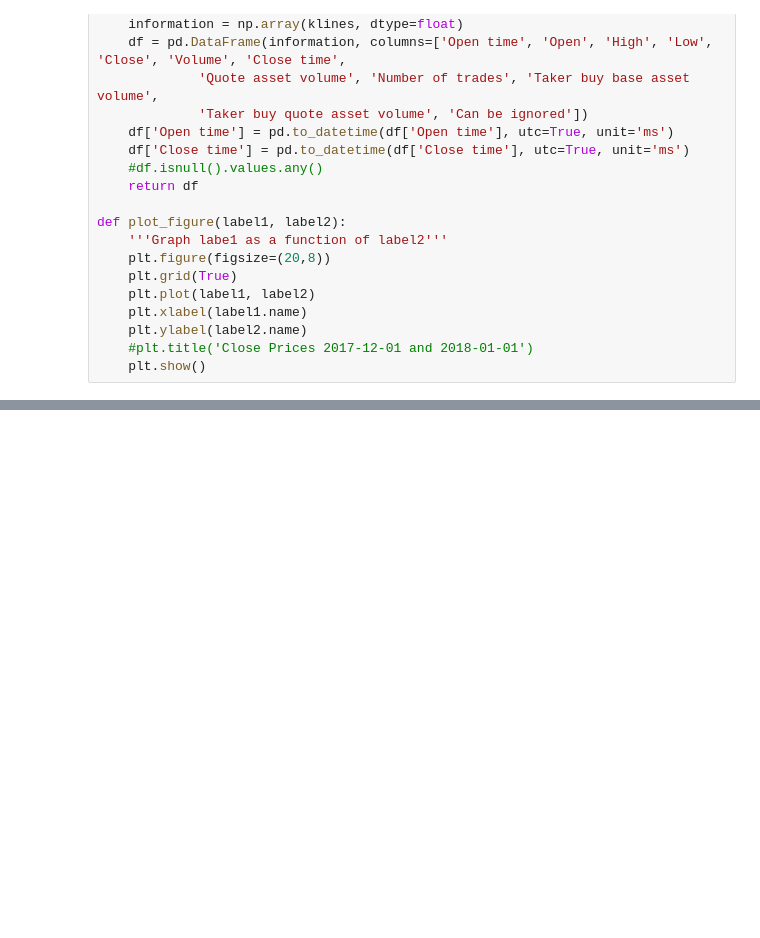
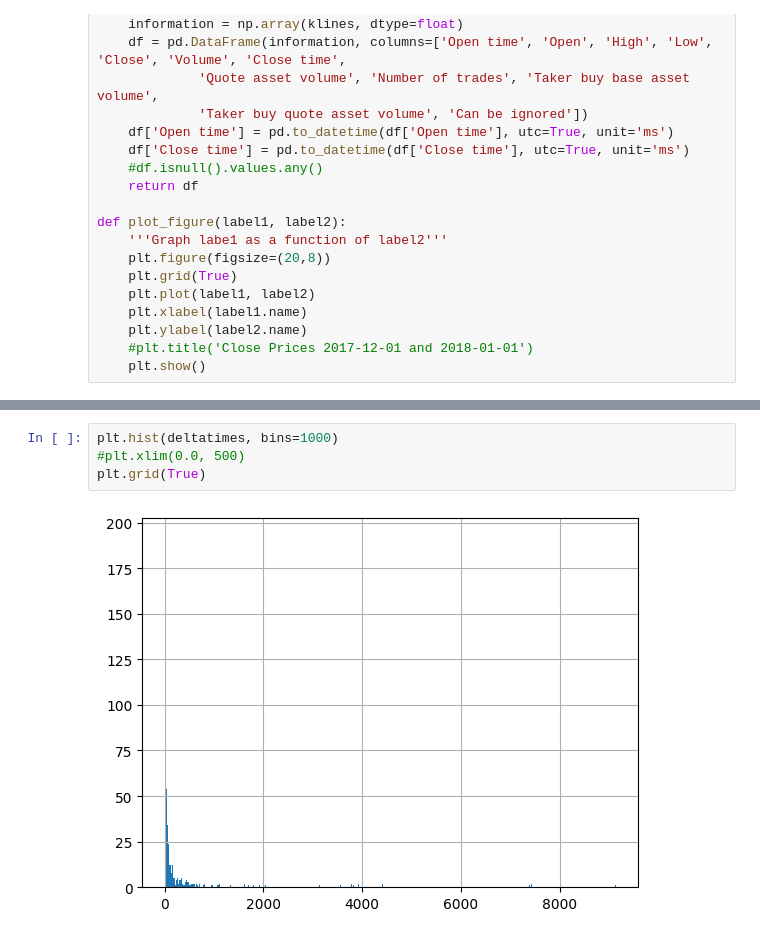
Before and after one commit to leonelardilap/Crypto-Trade, a Jupyter notebook: Returns_Analysis.ipynb, the cells around one changed output, grey strips where cells are left out. Saved outputs shown, nothing was run; the diff lists cells and outputs as text; blank space fills up the shorter version.

```diff
--- a/Returns_Analysis.ipynb
+++ b/Returns_Analysis.ipynb
@@ -43,0 +114,6 @@ plot_figure(data['Close time'], data['Close'])
+# %%
+plt.hist(deltatimes, bins=1000)
+#plt.xlim(0.0, 500)
+plt.grid(True)
+# %% [output]
+[figure, added]
```
Also changed, not shown: parts of 10 cells of this notebook.
